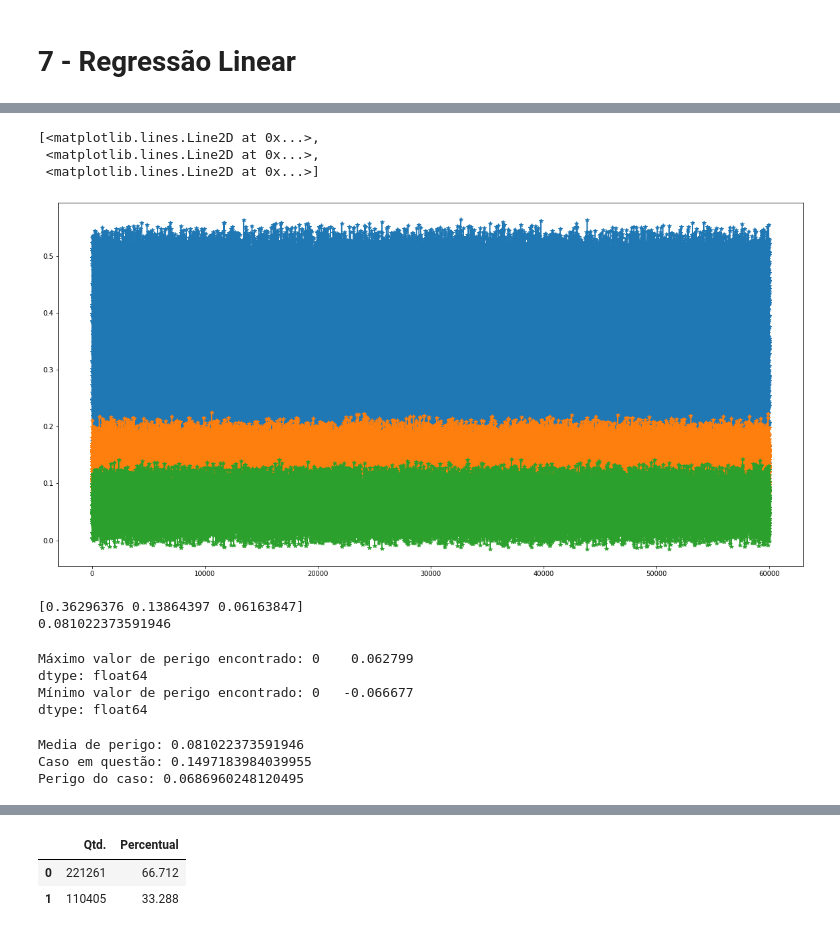
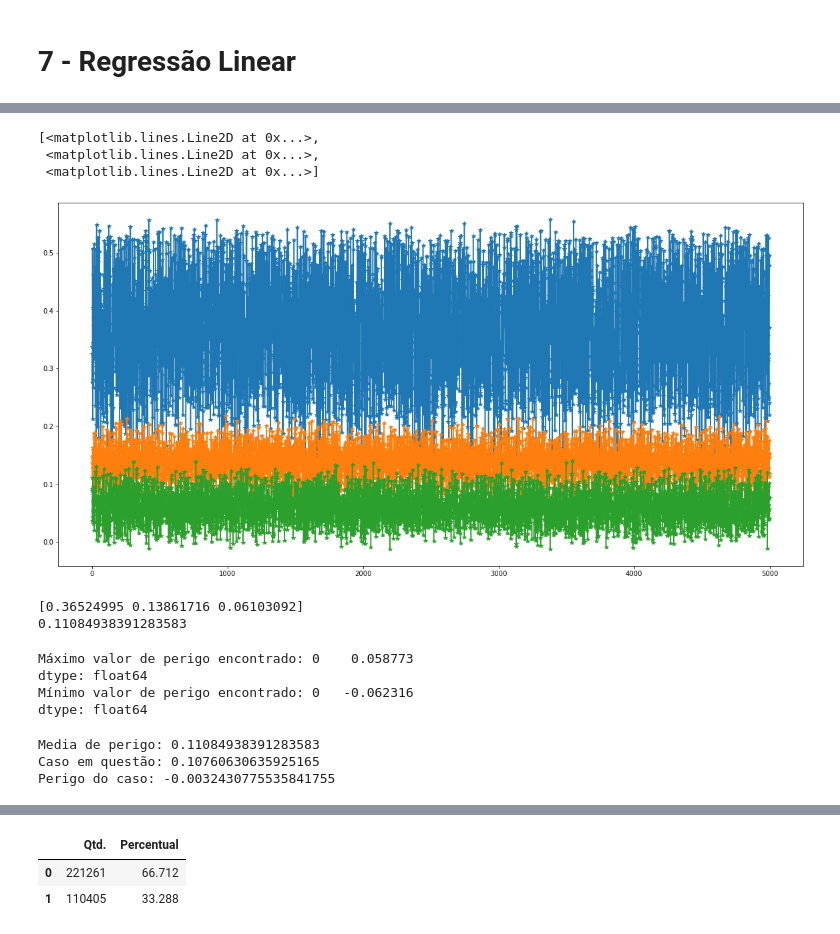
Before and after one commit to RenoirSampaio/DS-FinalProject, a Jupyter notebook: DS_FinalProject.ipynb, the cells around one changed output, grey strips where cells are left out. Drawn from its saved outputs; the diff is of its cells as text; code cells hidden in the pictures.

```diff
--- a/DS_FinalProject.ipynb
+++ b/DS_FinalProject.ipynb
@@ -461,17 +465,19 @@ periculosidade do trecho.
 # %% [markdown]
 # 7 - Regressão Linear
 # %%
-df.dia_semana.replace(
+df_aux = df.copy()
+
+df_aux.dia_semana.replace(
         {i:j+1 for i,j in zip(df['dia_semana'].unique(),range(df['dia_semana'].unique().shape[0]))},
         inplace=True)
-df.municipio.replace(
+df_aux.municipio.replace(
     {i:j+1 for i,j in zip(df.municipio.unique(),range(df.municipio.unique().shape[0]))},
     inplace=True)
-df.condicao_metereologica.replace(
+df_aux.condicao_metereologica.replace(
     {i:j+1 for i,j in zip(df.condicao_metereologica.unique(),range(df.condicao_metereologica.unique().shape[0]))},
     inplace=True)
-df['fase_dia'].replace(
+df_aux['fase_dia'].replace(
     {i:j+1 for i,j in zip(df['fase_dia'].unique(),range(4))},
     inplace=True)
-df_remove = df.loc[(df['br'] == 0) | (df['idade'] == 0)]
-df_novo = df.drop(df_remove.index)
+df_remove = df_aux.loc[(df['br'] == 0) | (df['idade'] == 0)]
+df_novo = df_aux.drop(df_remove.index)
@@ -494,69 +500,69 @@ df
 # %%
 from sklearn.linear_model import LinearRegression
 from sklearn.datasets import make_regression
 
-X = df_novo[['br', 'idade', 'fase_dia', 'condicao_metereologica', 'municipio', 'dia_semana']]
-y = df_novo[['feridos_leves', 'feridos_graves', 'mortos']]
+X = df_novo[['br', 'idade','fase_dia','condicao_metereologica','municipio','dia_semana']]
+y = df_novo[['feridos_leves','feridos_graves','mortos']]
 
 model = LinearRegression()
 model.fit(X, y)
 Xnew = []
-for i in range(60000):
-    Xnew.append([np.random.choice(df['br'].unique()),
-                 np.random.choice(df['idade'].unique()),
-                 np.random.choice(df['fase_dia'].unique()),
-                 np.random.choice(df['condicao_metereologica'].unique()),
-                 np.random.choice(df['municipio'].unique()),
-                 np.random.choice(df['dia_semana'].unique())])
+for i in range(5000):
+    Xnew.append([np.random.choice(df_aux['br'].unique()),
+                 np.random.choice(df_aux['idade'].unique()),
+                 np.random.choice(df_aux['fase_dia'].unique()),
+                 np.random.choice(df_aux['condicao_metereologica'].unique()),
+                 np.random.choice(df_aux['municipio'].unique()),
+                 np.random.choice(df_aux['dia_semana'].unique())])
 Xnew
 
 ynew = model.predict(Xnew)
 
 plt.figure(figsize=(20,10))
 plt.plot(ynew,'*-')
 # %% [output]
 [<matplotlib.lines.Line2D at 0x...>,
  <matplotlib.lines.Line2D at 0x...>,
  <matplotlib.lines.Line2D at 0x...>]
-[figure, old version]
+[figure, new version]
 # %%
 #'feridos_leves','feridos_graves','mortos'
 medias = np.mean(ynew,axis=0)
 print(medias)
-media_pesos = ((medias[0]-0.03) + (medias[1]-0.03)*2.5 + (medias[2]-0.03)*6.5)/10
+media_pesos = (medias[0] + medias[1]*2.5 + medias[2]*6.5)/10
 print(media_pesos)
 # Tratar isso com uma média geral
 # Os pesos dão mais importância aos casos mais raros
 # %% [output]
-[0.36296376 0.13864397 0.06163847]
-0.081022373591946
+[0.36524995 0.13861716 0.06103092]
+0.11084938391283583
 # %%
 # Tabela com todos os perigos dos casos testados
 tabela_perigos = []
 for i in range(ynew.shape[0]):
   caso = ynew[i]
-  caso_pesos = ((caso[0]-0.03) + (caso[1]-0.03)*2.5 + (caso[2]-0.03)*6.5)/10
+  caso_pesos = (caso[0] + caso[1]*2.5 + caso[2]*6.5)/10
   tabela_perigos.append(caso_pesos - media_pesos)
 tabela_perigos = pd.DataFrame(tabela_perigos)
 print(f'Máximo valor de perigo encontrado: {tabela_perigos.max()}')
 print(f'Mínimo valor de perigo encontrado: {tabela_perigos.min()}')
 # %% [output]
-Máximo valor de perigo encontrado: 0    0.062799
+Máximo valor de perigo encontrado: 0    0.058773
 dtype: float64
-Mínimo valor de perigo encontrado: 0   -0.066677
+Mínimo valor de perigo encontrado: 0   -0.062316
 dtype: float64
 # %%
 # Teste de caso
-caso = ynew[1049] # Exemplo
+caso = ynew[1005] # Exemplo
 caso_pesos = (caso[0] + caso[1]*2.5 + caso[2]*6.5)/10
 perigo_do_caso = caso_pesos - media_pesos
 print(f'Media de perigo: {media_pesos}')
 print(f'Caso em questão: {caso_pesos}')
 print(f'Perigo do caso: {perigo_do_caso}')
 # %% [output]
-Media de perigo: 0.081022373591946
-Caso em questão: 0.1497183984039955
-Perigo do caso: 0.0686960248120495
+Media de perigo: 0.11084938391283583
+Caso em questão: 0.10760630635925165
+Perigo do caso: -0.0032430775535841755
 # %%
 # Com base no que foi visto anteriormente teremos os ídices
 # de perigo para cada caso
```
Also changed, not shown: parts of 17 cells of this notebook.
